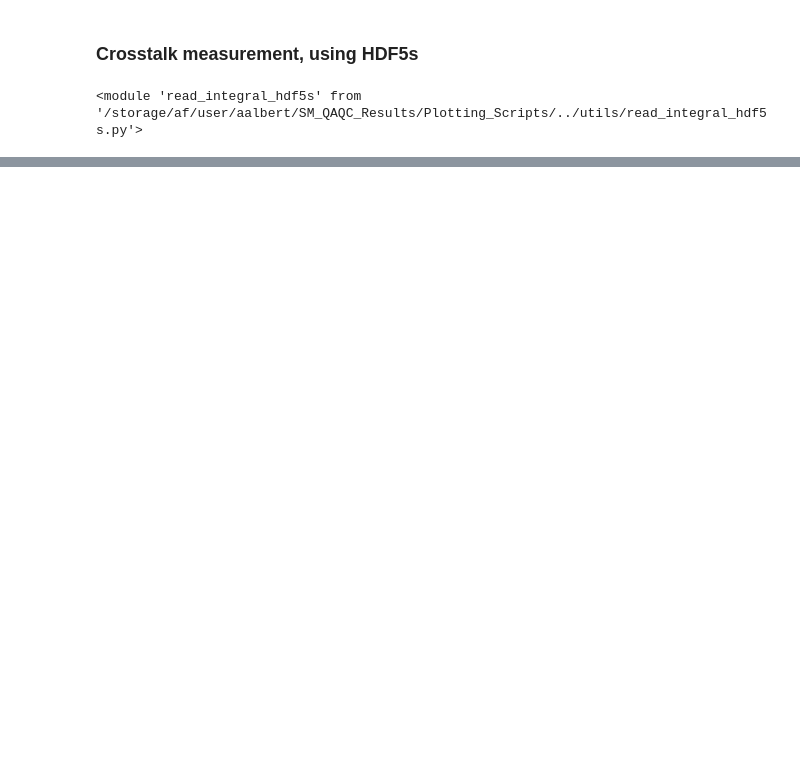
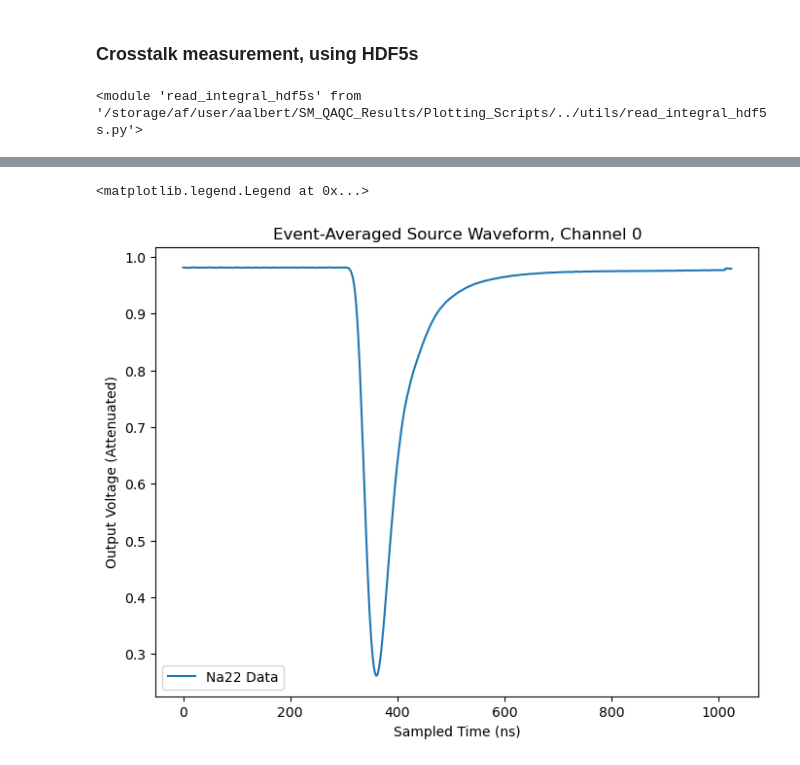
Before and after one commit to AlexAlbert41/SM_QAQC_Results, a Jupyter notebook: Plotting_Scripts/make_plots.ipynb, the cells around one changed output, grey strips where cells are left out. Cells and saved outputs as stored; diff of their text form; code cells hidden in the pictures; blank space fills up the shorter version.

```diff
--- a/Plotting_Scripts/make_plots.ipynb
+++ b/Plotting_Scripts/make_plots.ipynb
@@ -199,0 +204,13 @@ plt.show()
+# %%
+hdf5_file = read_raw_waveforms_hdf5s.get_hdf5_file(runNum=300)
+Na_points, Na_vals = read_raw_waveforms_hdf5s.average_waveforms(hdf5_file, ch=0, type='lyso')
+# %%
+plt.figure(figsize=(8,6))
+plt.plot(Na_points, Na_vals, label="Na22 Data")
+plt.xlabel("Sampled Time (ns)")
+plt.ylabel("Output Voltage (Attenuated)")
+plt.title("Event-Averaged Source Waveform, Channel 0")
+plt.legend()
+# %% [output]
+<matplotlib.legend.Legend at 0x...>
+[figure, added]
```
Also changed, not shown: parts of 9 cells of this notebook, 1 other file.
